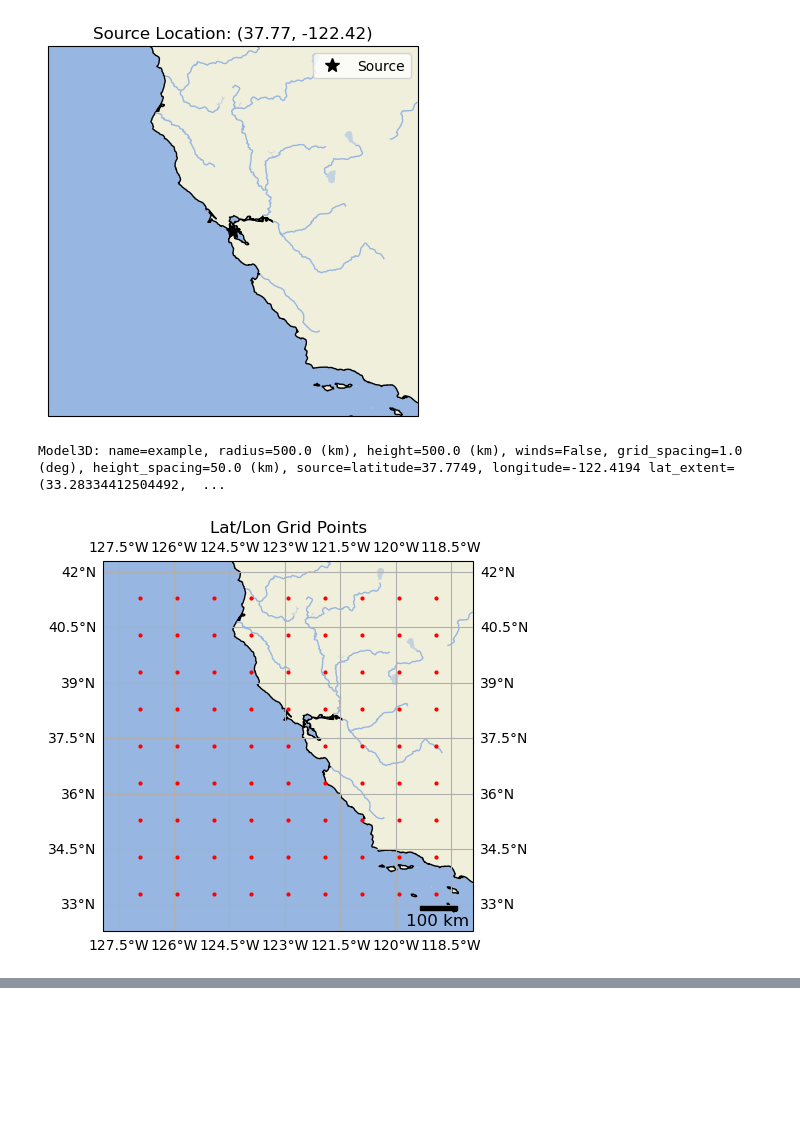
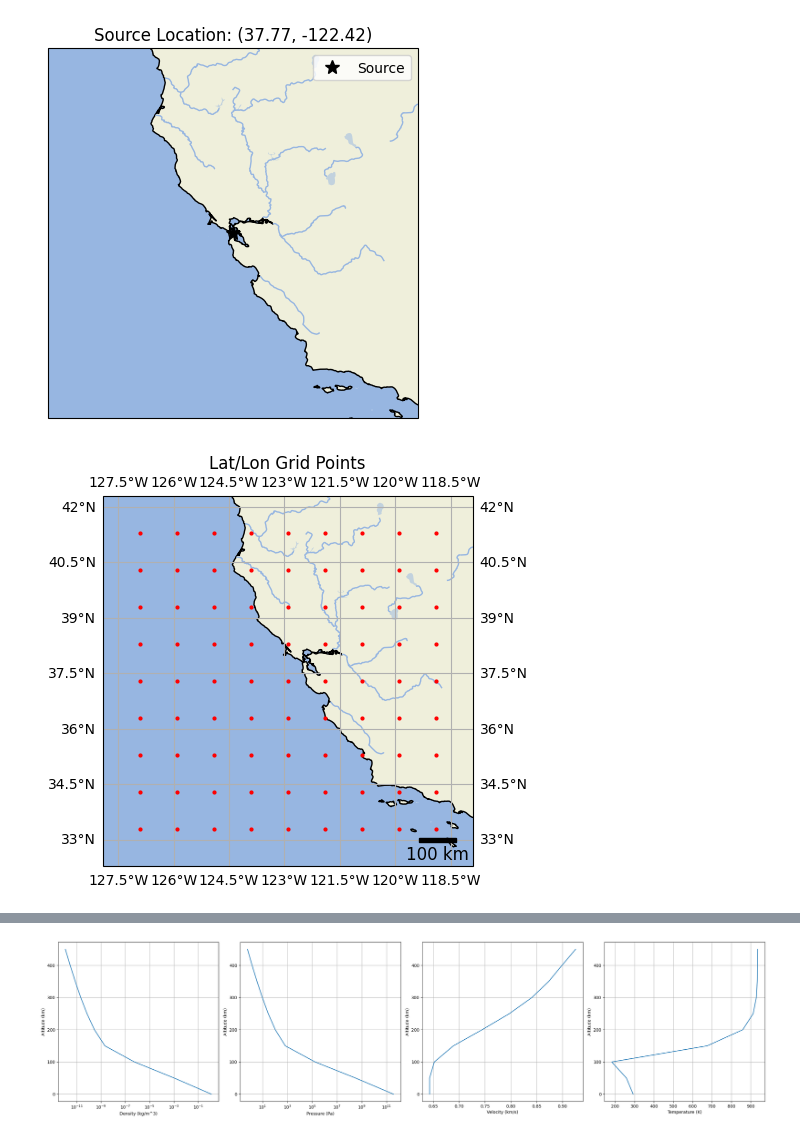
Before and after one commit to dylanmikesell/PyIonoSeis, a Jupyter notebook: example/make_3d_grid.ipynb, the cells around one changed output, grey strips where cells are left out. Drawn from its saved outputs; the diff is of its cells as text; code cells hidden in the pictures; blank space fills up the shorter version.

Commit message:
Added 1D atmosphere model into 3D model.

```diff
--- a/example/make_3d_grid.ipynb
+++ b/example/make_3d_grid.ipynb
@@ -18,14 +37,10 @@ Model3D: name=example, radius=500.0 (km), height=500.0 (km), winds=False, grid_s
-# %%
-model.plot()
-# %% [output]
-[figure, removed]
-# %%
-model.make_3Dgrid()
-print(model)
-# %% [output]
-Model3D: name=example, radius=500.0 (km), height=500.0 (km), winds=False, grid_spacing=1.0 (deg), height_spacing=50.0 (km), source=latitude=37.7749, longitude=-122.4194 lat_extent=(33.28334412504492,  ...
 # %%
-# make plot grid code
+model.plot_source()
+# make plot grid
 model.plot_grid(show_gridlines=True)
+model.plot_grid_3d()
+
+model.atmosphere.plot()
 # %% [output]
-[figure, old version]
+[figure, new version]
+[figure, added]
@@ -31,0 +48 @@ model.plot_grid(show_gridlines=True)
+[figure, added]
```
Also changed, not shown: parts of 6 cells of this notebook, 4 other files.
